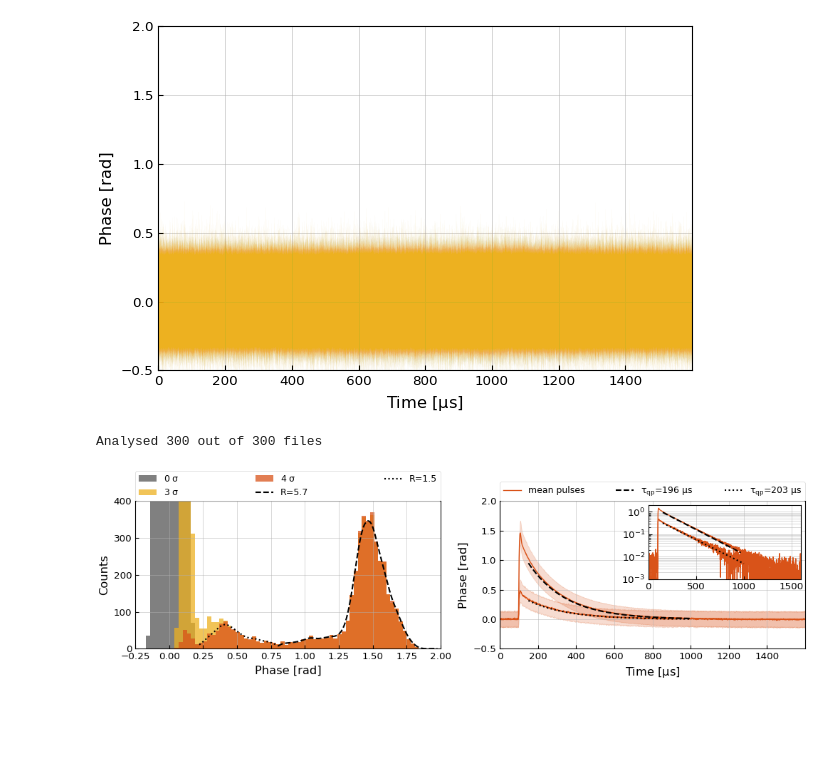
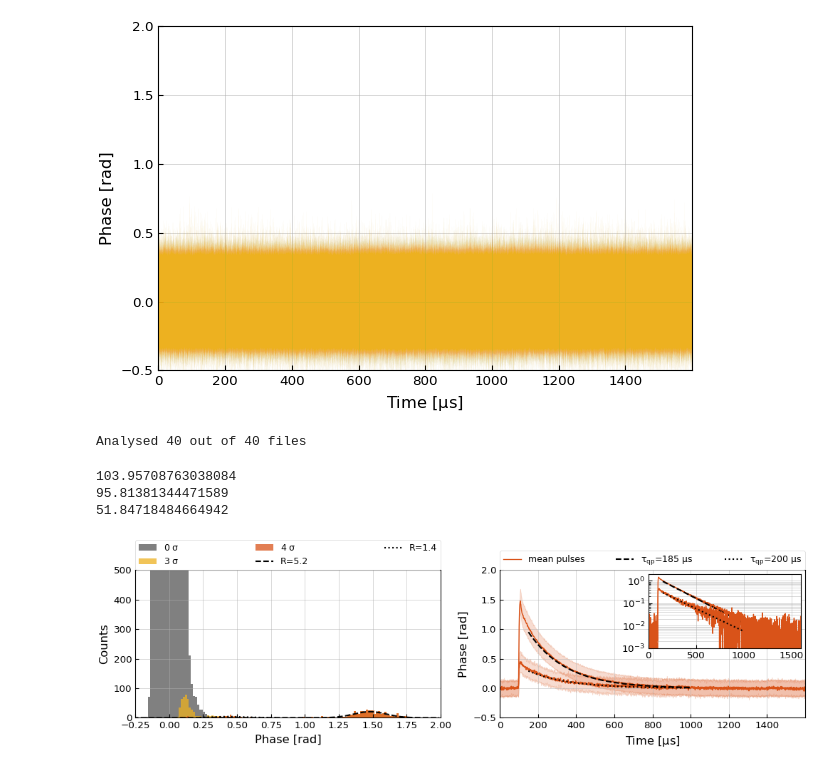
Before and after one commit to wilbertras/mir-kids, a Jupyter notebook: figures/resolving power 38um.ipynb, the cells around one changed output. Cells and saved outputs as stored; diff of their text form; code cells hidden in the pictures; blank space fills up the shorter version.

```diff
--- a/figures/resolving power 38um.ipynb
+++ b/figures/resolving power 38um.ipynb
@@ -91,11 +92,11 @@ noise_files, _ = f.get_files(dir_off, kid, pread, type=file_type)
 amp, phase, _ = f.get_data(noise_files[:chuncksize])
 noise = f.coord_transformation(phase, amp, coord='circle', response='phase')
 # %%
-std = f.get_sigma(noise, exp_filter)
+std = f.get_sigma(signal, exp_filter)
 ph = mph*std
 pp = mpp*std
-noise_locs, _ = f.find_pks(noise, ph[0], pp, exp_filter)
-noises = f.get_single_noises(noise, noise_locs, pw+pw_offset)
+noise_locs, _ = f.find_pks(signal, ph[0], pp, exp_filter)
+noises = f.get_single_noises(signal, noise_locs, pw+pw_offset)
 _, noise_psd = f.get_avg_psd(noises, pw+pw_offset, sff, exclude_dc=False, onesided=False)
 # %%
 def opt_filter(mean_pulse, noise_psd, exclude_dc=True):
@@ -168,7 +169,7 @@ def get_pulses(pulse_files, ph, pp, pw, pw_offset, chuncksize, nr_chuncks, windo
 std = f.get_sigma(noise, exp_filter)
 nr_stds = [3,4]
 H_opts = []
-nr_chuncks = [None, None]
+nr_chuncks = [2, 2]
 for i, nr_std in enumerate(nr_stds):
     ph = nr_std * std
     pp = nr_std * std
@@ -176,11 +177,25 @@ for i, nr_std in enumerate(nr_stds):
     H_opt, R_sn, _, _ = f.optimal_filter(pulses, pulse_template, sff*1e6, 1, noise_psd)
     H_opts.append(H_opt)
 # %% [output]
-Analysed 300 out of 300 files
+Analysed 40 out of 40 files
+# %%
+def resolving_power_sn(H, pulse_model, sf, nxx, exclude_dc=False):
+    norm_pulse_model = pulse_model / np.amax(pulse_model)
+    len_model = len(pulse_model)
+    len_onesided = int(len_model / 2 + 1)
+    [fxx, Mxx] = welch(norm_pulse_model, fs=sf, window='hamming', nperseg=len_model, noverlap=None, nfft=None, return_onesided=False)
+    # Nxx = nxx[:len_onesided]
+    # Nxx[1:] *= 2
+    Nxx = nxx
+    Rsn = np.mean(H) / (2*np.sqrt(2*np.log(2))) * np.sqrt(np.trapezoid(Mxx[exclude_dc:]/Nxx[exclude_dc:], fxx[exclude_dc:]))
+    return Rsn
 # %%
+def single_gaussian(x, mu1, sigma1, A1):
+    return A1 * norm.pdf(x, mu1, sigma1)
+
 fig, axes = plt.subplot_mosaic('ab', constrained_layout=True, figsize=(10,3))
 ax = axes['a']
-binsize = 0.03
+binsize = 0.015
 nr_stds_pulse_filering = 4
 bins=np.arange(-.5, 2, binsize)
 ax.hist(fftconvolve(noises.flatten(), opt_filter, mode='valid'), bins=bins, facecolor='gray', label='0 $\sigma$')
@@ -188,24 +203,38 @@ colors = ['y', 'o']
 for i, H_opt in enumerate(H_opts):
     _ = ax.hist(H_opt, bins=bins, facecolor=colors[i],alpha=.75, label='%d $\sigma$' % (nr_stds[i]))
 
-ax.set_ylim([0, 400])
+ax.set_ylim([0, 500])
 ax.set_xlim([-.25,2])
 ax.set_ylabel('Counts')
 ax.set_xlabel('Phase [rad]')
+H_opt = H_opts[-1]
 sel_idx = (H_opt >= .8) & (H_opt < 2)
 sel_H = H_opt[sel_idx]
 sel_pulses = pulses[sel_idx]
 mean_pulse = np.mean(sel_pulses, axis=0)
 std_pulse = np.std(sel_pulses, axis=0)
 outliers = np.any(sel_pulses > (mean_pulse + nr_stds_pulse_filering*std_pulse), axis=1)
-R_opt, pdf_y, pdf_x, _, _ = f.resolving_power(sel_H, binsize)
-ax.plot(pdf_x, pdf_y, c='k', ls='--', label='R=%.1f' % (R_opt), lw=1.5)
-ax.legend(bbox_to_anchor=(0., 1, 1., .102), loc='lower left',
-        ncols=2, mode="expand", borderaxespad=0., fontsize=9)
 sel_pulses = sel_pulses[~outliers]
 mean_pulse = np.mean(sel_pulses, axis=0)
 std_pulse = np.std(sel_pulses, axis=0)
 sel_H = sel_H[~outliers]
+# _ = ax.hist(sel_H, bins=bins, facecolor=colors[-1],alpha=.75, label='%d $\sigma$' % (nr_stds[-1]))
+print(resolving_power_sn(sel_H, mean_pulse, 1e6, noise_psd))
+print(resolving_power_sn(H_opt, pulse_template, 1e6, noise_psd))
+
+hist, bin_edges = np.histogram(sel_H, bins=bins, density=False)
+bin_centers = (bin_edges[:-1] + bin_edges[1:]) / 2
+popt, pcov = curve_fit(single_gaussian, bin_centers, hist)
+# Plot the fitted double Gaussian
+x_fit = np.linspace(bins[0], bins[-1], 1000)
+y_fit = single_gaussian(x_fit, *popt)
+ax.plot(x_fit, y_fit, label='R=%.1f' % (popt[0]/(2.355*popt[1])), c='k', ls='--', lw=1.5)
+
+# R_opt, pdf_y, pdf_x, _, _ = f.resolving_power(sel_H, binsize)
+# ax.plot(pdf_x, pdf_y, c='k', ls='--', label='R=%.1f' % (R_opt), lw=1.5)
+ax.legend(bbox_to_anchor=(0., 1, 1., .102), loc='lower left',
+        ncols=2, mode="expand", borderaxespad=0., fontsize=9)
+
 
 ax = axes['b']
 t = np.arange(0, pw+pw_offset, 1)
@@ -232,35 +261,41 @@ ax = axes['a']
 sel_idx = (H_opt < .8) & (H_opt >= .22)
 sel_H = H_opt[sel_idx]
 sel_pulses = pulses[sel_idx]
 mean_pulse = np.mean(sel_pulses, axis=0)
 std_pulse = np.std(sel_pulses, axis=0)
 outliers = np.any(sel_pulses > (mean_pulse + nr_stds_pulse_filering*std_pulse), axis=1)
+sel_pulses = sel_pulses[~outliers]
+mean_pulse = np.mean(sel_pulses, axis=0)
+sel_H = sel_H[~outliers]
+# _ = ax.hist(sel_H, bins=bins, facecolor=colors[-1],alpha=.75)
+
 R_opt, pdf_y, pdf_x, _, _ = f.resolving_power(sel_H, binsize)
 ax.plot(pdf_x, pdf_y, c='k', ls=':', label='R=%.1f' % (R_opt), lw=1.5)
 ax.legend(bbox_to_anchor=(0., 1, 1., .102), loc='lower left',
         ncols=3, mode="expand", borderaxespad=0., fontsize=9)
-sel_pulses = sel_pulses[~outliers]
-mean_pulse = np.mean(sel_pulses, axis=0)
-sel_H = sel_H[~outliers]
 
 ax = axes['b']
 # ax.plot(t, sel_pulses.T, alpha=.1, lw=.1, c=colors[-1], label='_nolegend_')
 ax.plot(t, mean_pulse, c='o')
 ax.fill_between(t, mean_pulse - std_pulse, mean_pulse + std_pulse, color='o', alpha=.2)
 
 tqp, dtqp, popt = f.fit_decaytime(mean_pulse, pw, fit_tqp)
 tqp_y = f.exp_decay(fit_x, *popt)
 ax.plot(tqp_x, tqp_y, c='k', ls=':', lw=1.5, label='$\\tau_{qp}$=%d $\mu$s' % (tqp), zorder=3)
 ax_inset.semilogy(t, mean_pulse, c='o')
 ax_inset.semilogy(tqp_x, tqp_y, c='k', ls=':', lw=1.5)
 ax_inset.set_xlim([t[0], t[-1]])
 ax_inset.set_ylim([1e-3, 2])
 ax.legend(bbox_to_anchor=(0., 1, 1., .102), loc='lower left',
         ncols=3, mode="expand", borderaxespad=0., fontsize=9)
 ax.set_xlim([t[0], t[-1]])
 ax.set_ylim([-.5, 2])
 ax.set_xlabel('Time [$\mu$s]')
 ax.set_ylabel('Phase [rad]')
-plt.savefig('Resolving power 38um.pdf')
+print(resolving_power_sn(sel_H, mean_pulse, 1e6, noise_psd))
+# plt.savefig('Resolving power 38um.pdf')
 # %% [output]
+103.95708763038084
+95.81381344471589
+51.84718484664942
-[figure, old version]
+[figure, new version]
```
Also changed, not shown: parts of 4 cells of this notebook, 46 other files.
